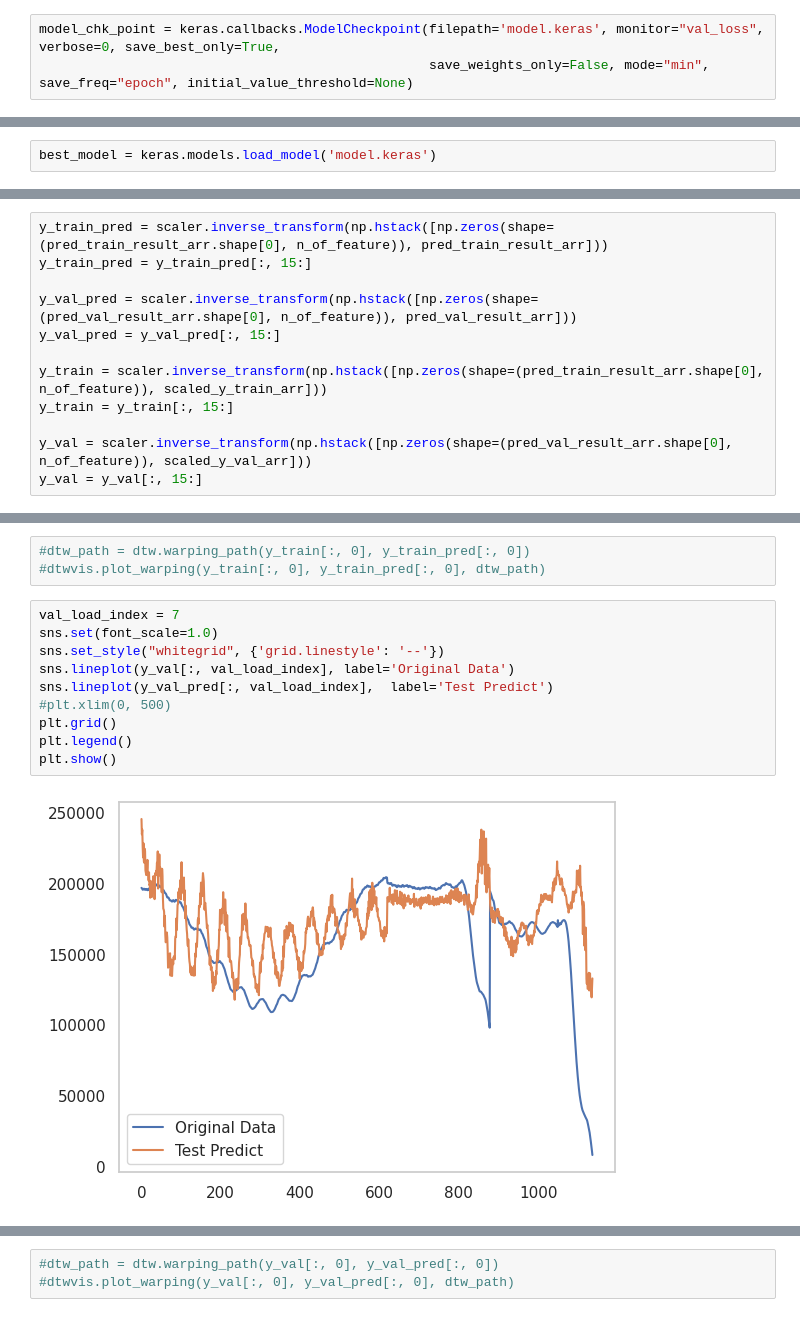
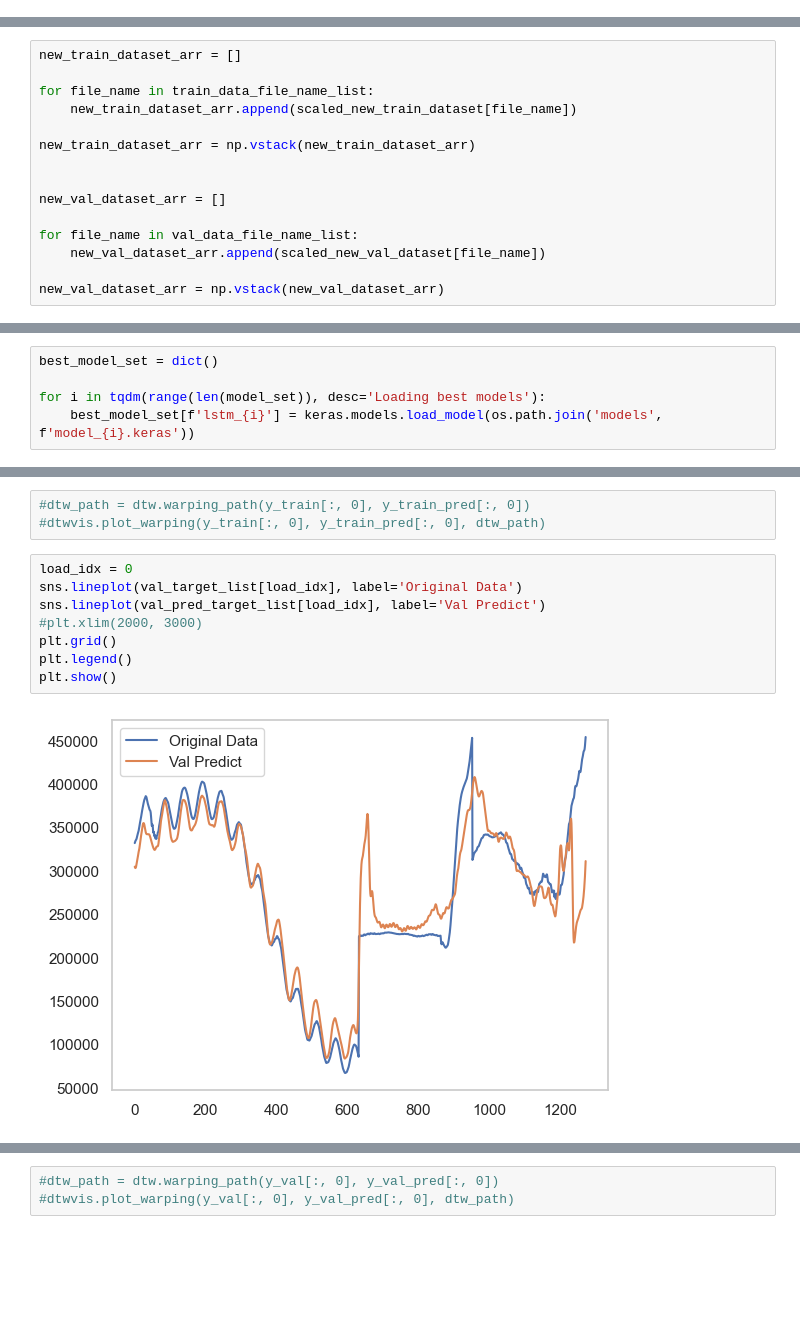
Before and after one commit to jinbeomjeong/estimate_crawler_crane_ground_pressure, a Jupyter notebook: create_est_load_with_tf.ipynb, the cells around one changed output, grey strips where cells are left out. Saved outputs shown, nothing was run; the diff lists cells and outputs as text; blank space fills up the shorter version.

```diff
--- a/create_est_load_with_tf.ipynb
+++ b/create_est_load_with_tf.ipynb
@@ -355,8 +384,5 @@ for file_path in train_data_file_path_list:
     data_len_list.append(scaled_new_train_dataset[file_name].shape[0])
 
 batch_size = max(data_len_list)
-# %%
-model_chk_point = keras.callbacks.ModelCheckpoint(filepath='model.keras', monitor="val_loss", verbose=0, save_best_only=True,
-                                                  save_weights_only=False, mode="min", save_freq="epoch", initial_value_threshold=None)
 # %%
 def my_lstm():
@@ -451,0 +443,15 @@ W0000 00:00:1726647015.696405 1048819 gpu_timer.cc:114] Skipping the delay kerne
+# %%
+new_train_dataset_arr = []
+
+for file_name in train_data_file_name_list:
+    new_train_dataset_arr.append(scaled_new_train_dataset[file_name])
+
+new_train_dataset_arr = np.vstack(new_train_dataset_arr)
+
+
+new_val_dataset_arr = []
+
+for file_name in val_data_file_name_list:
+    new_val_dataset_arr.append(scaled_new_val_dataset[file_name])
+
+new_val_dataset_arr = np.vstack(new_val_dataset_arr)
@@ -452,2 +511,5 @@ W0000 00:00:1726647015.696405 1048819 gpu_timer.cc:114] Skipping the delay kerne
 # %%
-best_model = keras.models.load_model('model.keras')
+best_model_set = dict()
+
+for i in tqdm(range(len(model_set)), desc='Loading best models'):
+    best_model_set[f'lstm_{i}'] = keras.models.load_model(os.path.join('models', f'model_{i}.keras'))
@@ -597,12 +515,0 @@ W0000 00:00:1726647065.728580 1048812 gpu_timer.cc:114] Skipping the delay kerne
-# %%
-y_train_pred = scaler.inverse_transform(np.hstack([np.zeros(shape=(pred_train_result_arr.shape[0], n_of_feature)), pred_train_result_arr]))
-y_train_pred = y_train_pred[:, 15:]
-
-y_val_pred = scaler.inverse_transform(np.hstack([np.zeros(shape=(pred_val_result_arr.shape[0], n_of_feature)), pred_val_result_arr]))
-y_val_pred = y_val_pred[:, 15:]
-
-y_train = scaler.inverse_transform(np.hstack([np.zeros(shape=(pred_train_result_arr.shape[0], n_of_feature)), scaled_y_train_arr]))
-y_train = y_train[:, 15:]
-
-y_val = scaler.inverse_transform(np.hstack([np.zeros(shape=(pred_val_result_arr.shape[0], n_of_feature)), scaled_y_val_arr]))
-y_val = y_val[:, 15:]
@@ -631,14 +616,12 @@ print(np.sqrt(mean_squared_error(y_train, y_train_pred)))
 #dtw_path = dtw.warping_path(y_train[:, 0], y_train_pred[:, 0])
 #dtwvis.plot_warping(y_train[:, 0], y_train_pred[:, 0], dtw_path)
 # %%
-val_load_index = 7
-sns.set(font_scale=1.0)
-sns.set_style("whitegrid", {'grid.linestyle': '--'})
-sns.lineplot(y_val[:, val_load_index], label='Original Data')
-sns.lineplot(y_val_pred[:, val_load_index],  label='Test Predict')
-#plt.xlim(0, 500)
+load_idx = 0
+sns.lineplot(val_target_list[load_idx], label='Original Data')
+sns.lineplot(val_pred_target_list[load_idx], label='Val Predict')
+#plt.xlim(2000, 3000)
 plt.grid()
 plt.legend()
 plt.show()
 # %% [output]
-[figure, old version]
+[figure, new version]
```
Also changed, not shown: parts of 43 cells of this notebook.
